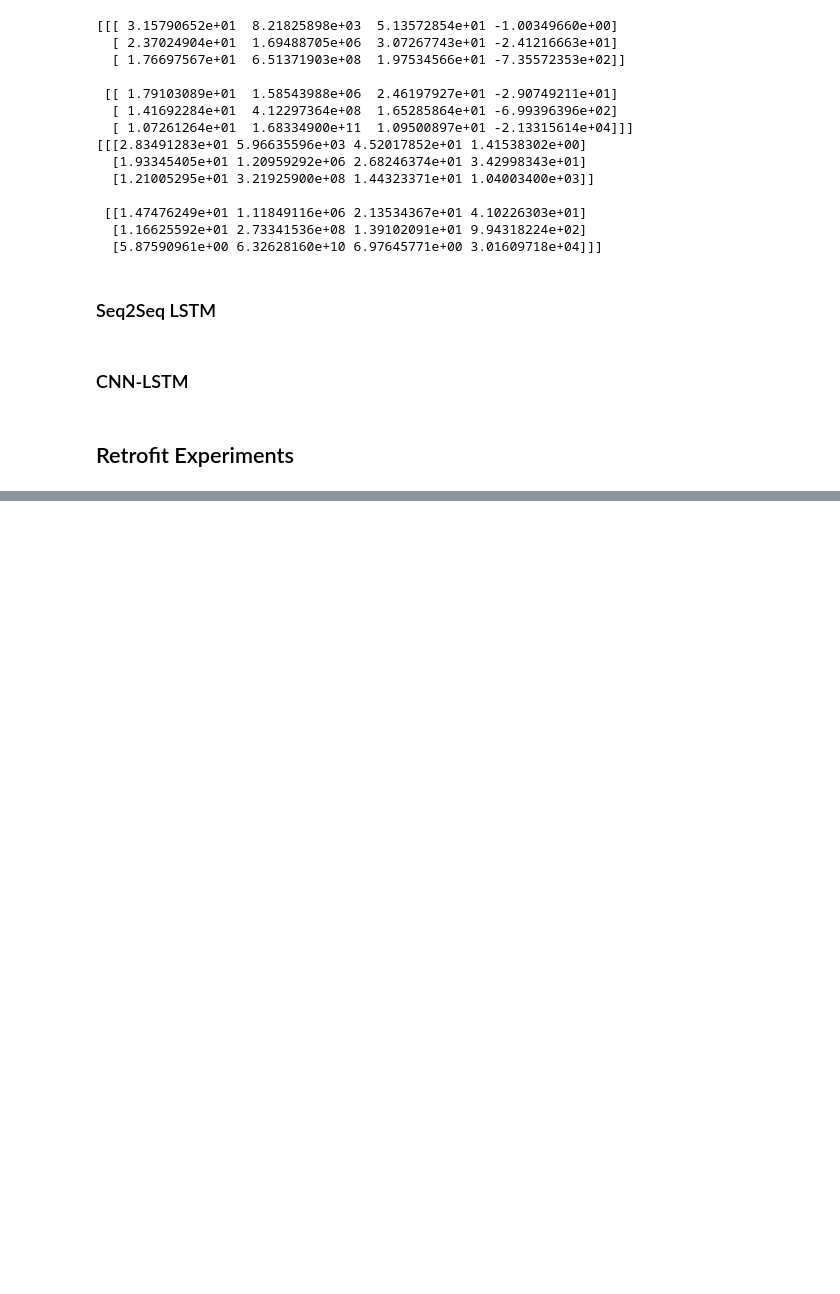
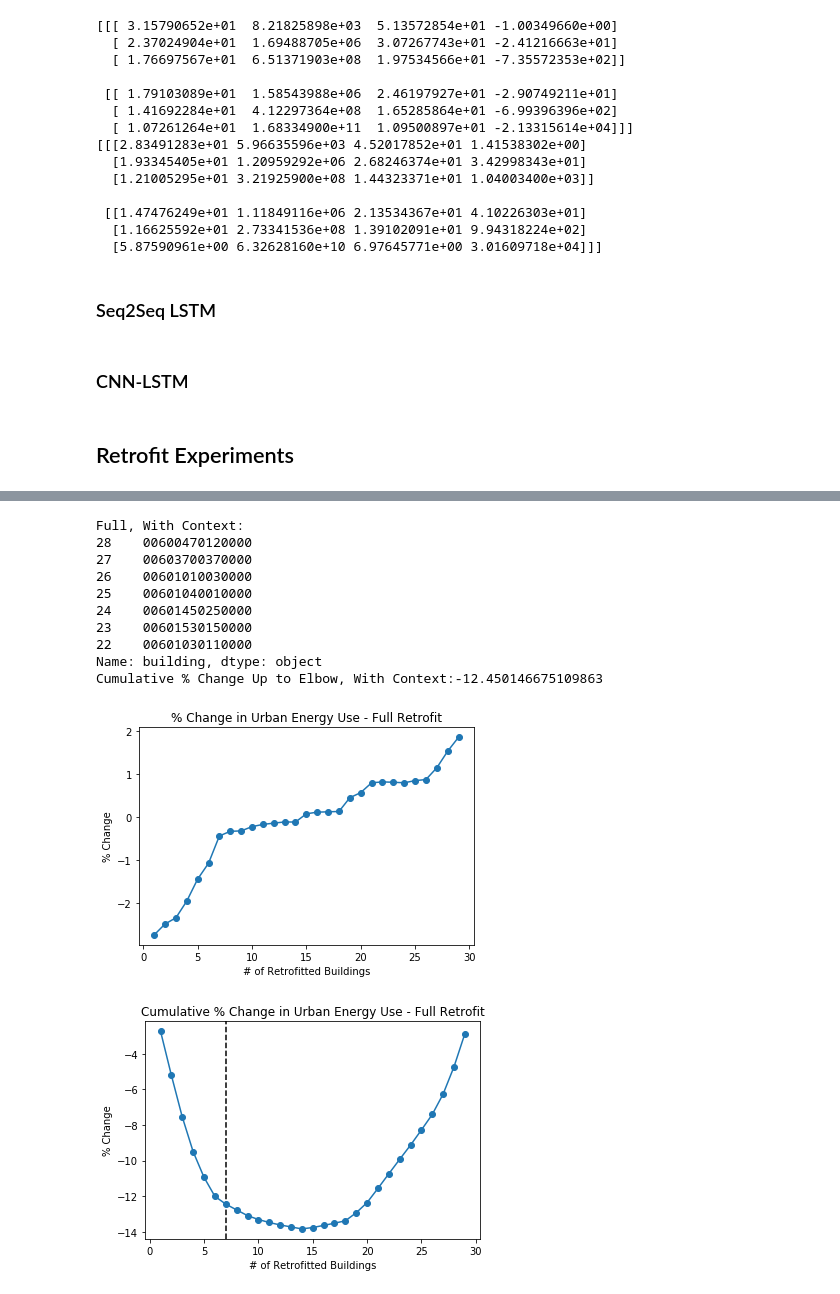
Before and after one commit to Urban-Informatics-Lab/dues-extension, a Jupyter notebook: ml/Experiments.ipynb, the cells around one changed output, grey strips where cells are left out. Drawn from its saved outputs; the diff is of its cells as text; code cells hidden in the pictures; blank space fills up the shorter version.

```diff
--- a/ml/Experiments.ipynb
+++ b/ml/Experiments.ipynb
@@ -709,0 +754,31 @@ Cumulative % Change Up to Elbow, With Context:-9.355968236923218
+# %%
+PATH_FULL_BACKWARDS_SAVINGS_HISTORY = '../savings_analysis/full_savings_backwards.csv'
+#utils.stepwise_selection(model, energy, energy_full, folds, test_folds, scalers[-1], timesteps, PATH_FULL_BACKWARDS_SAVINGS_HISTORY, forward=False)
+
+full_stepwise_history_backwards = pd.read_csv(PATH_FULL_BACKWARDS_SAVINGS_HISTORY)
+full_stepwise_history_backwards = full_stepwise_history_backwards.iloc[::-1]
+full_stepwise_history_backwards['savings'] = -full_stepwise_history_backwards['savings']
+
+ELBOW = 7
+
+context_sum = np.sum(full_stepwise_history_backwards['savings'][:ELBOW])
+
+print("\nFull, With Context: ")
+
+print(full_stepwise_history_backwards[:ELBOW]['building'].str.lstrip('kwh_sim_'))
+print("Cumulative % Change Up to Elbow, With Context:" + str(context_sum))
+
+utils.plot_stepwise_history(full_stepwise_history_backwards, ELBOW, "Full")
+# %% [output]
+Full, With Context:
+28    00600470120000
+27    00603700370000
+26    00601010030000
+25    00601040010000
+24    00601450250000
+23    00601530150000
+22    00601030110000
+Name: building, dtype: object
+Cumulative % Change Up to Elbow, With Context:-12.450146675109863
+[figure, added]
+[figure, added]
```
Also changed, not shown: parts of 10 cells of this notebook, 13 other files.
